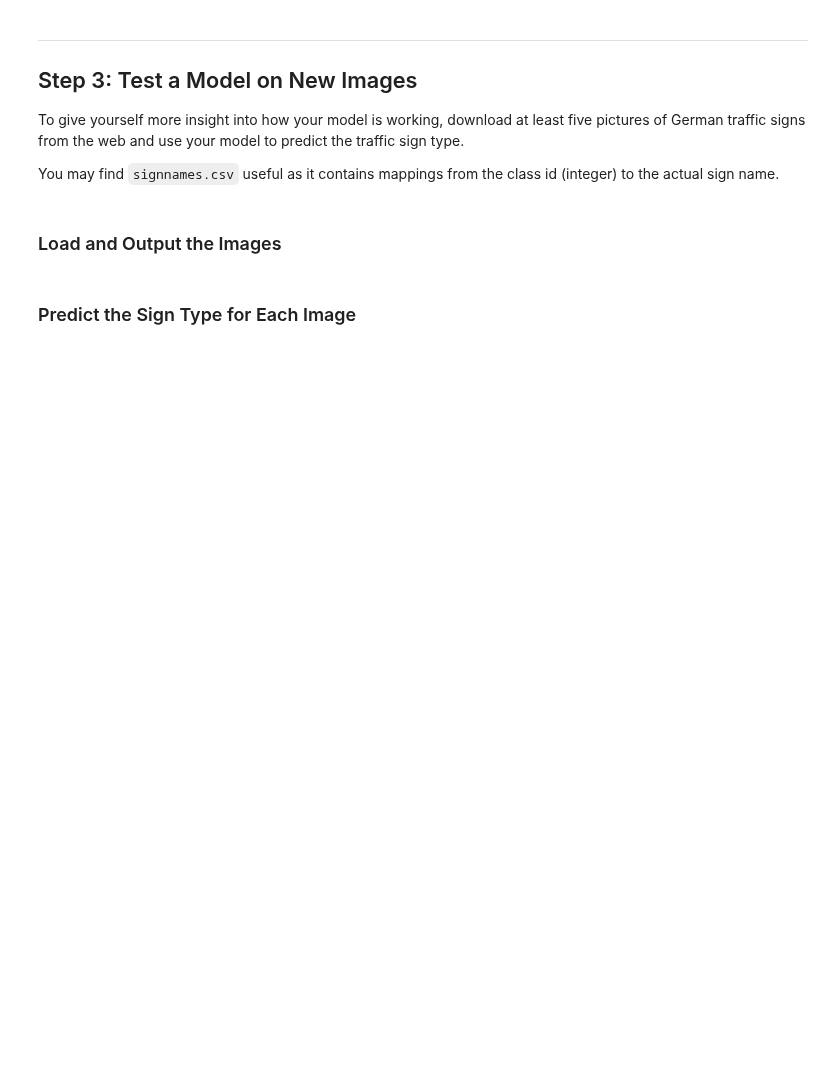
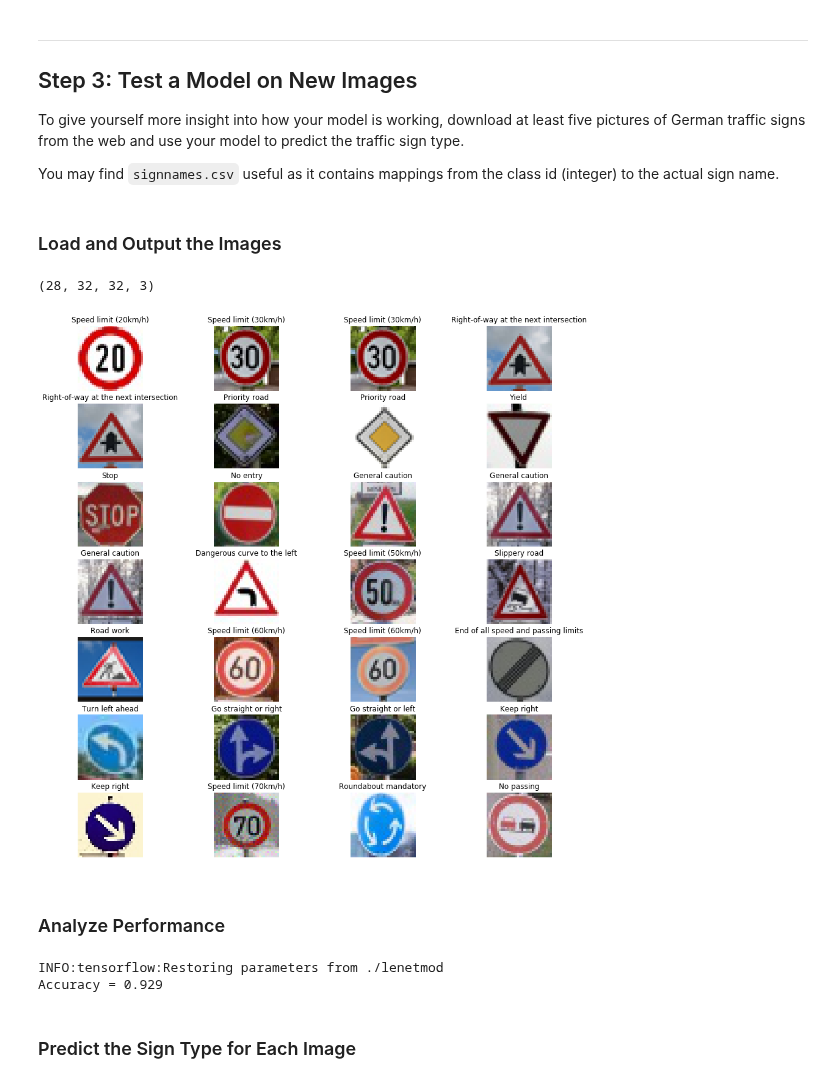
Before and after one commit to messam2/CarND-Traffic-Sign-Classifier-Project, a Jupyter notebook: Traffic_Sign_Classifier.ipynb, the cells around one changed output. Cells and saved outputs as stored; diff of their text form; code cells hidden in the pictures; blank space fills up the shorter version.

Commit message:
Adding modified LeNet and testing on new images part

```diff
--- a/Traffic_Sign_Classifier.ipynb
+++ b/Traffic_Sign_Classifier.ipynb
@@ -25,9 +25,9 @@ import pickle
 
 # TODO: Fill this in based on where you saved the training and testing data
 
-training_file = "C:/traffic_signs_data/train.p"
-validation_file= "C:/traffic_signs_data/valid.p"
-testing_file = "C:/traffic_signs_data/test.p"
+training_file = "traffic_signs_data/train.p"
+validation_file= "traffic_signs_data/valid.p"
+testing_file = "traffic_signs_data/test.p"
 
 with open(training_file, mode='rb') as f:
     train = pickle.load(f)
@@ -249,7 +304,7 @@ def LeNet(x):
 EPOCHS = 30
 BATCH_SIZE = 128
 learning_rate = 0.001
-drop_out = 0.5
+drop_out = 1.0
 # %% [markdown]
 ### Train, Validate and Test the Model
 # %% [markdown]
@@ -262,7 +317,8 @@ y = tf.placeholder(tf.int32, (None))
 one_hot_y = tf.one_hot(y, n_classes)
 keep_prob = tf.placeholder(tf.float32)
 
-logits = LeNet(x)
+# logits = LeNet(x)
+logits = LeNetMod(x)
 
 cross_entropy = tf.nn.softmax_cross_entropy_with_logits(labels=one_hot_y, logits=logits)
 loss_operation = tf.reduce_mean(cross_entropy)
@@ -309,5 +365,7 @@ with tf.Session() as sess:
         print("Training Accuracy = {:.3f}".format(training_accuracy))
         print()
 
-    saver.save(sess, './lenet')
+#     saver.save(sess, './lenet')
+    saver.save(sess, './lenetmod')
+
     print("Model saved")
@@ -343,3 +403,59 @@ You may find `signnames.csv` useful as it contains mappings from the class id (i
+# %%
+### Load the images and plot them here.
+### Feel free to use as many code cells as needed.
+import cv2
+import matplotlib.pyplot as plt
+import numpy as np
+import os
+import copy
+%matplotlib inline
+
+fig, axs = plt.subplots(7,4, figsize=(16, 16))
+fig.subplots_adjust(hspace = 0.2, wspace=.001)
+axs = axs.ravel()
+
+new_images = []
+new_images_labels = []
+directory = "new_traffic_signs/"
+for i, img in enumerate(os.listdir(directory)):
+    image = cv2.cvtColor(cv2.imread(directory + img), cv2.COLOR_BGR2RGB)
+    new_images.append(image)
+    str1 = int(img.split('-')[0])
+    new_images_labels.append(str1)
+    axs[i].axis('off')
+    axs[i].imshow(image)
+    axs[i].set_title(label_dict[new_images_labels[i]])
+
+new_images1 = copy.copy(new_images)
+new_images = np.asarray(new_images)
+new_images_labels = np.asarray(new_images_labels)
+
+new_images_normalized = (new_images - new_images.mean()) / new_images.mean()
+print(new_images_normalized.shape)
+# %% [output]
+(28, 32, 32, 3)
+[figure, added]
+# %% [markdown]
+### Analyze Performance
+# %%
+### Calculate the accuracy for these 5 new images.
+### For example, if the model predicted 1 out of 5 signs correctly, it's 20% accurate on these new images.
+
+softmax = tf.nn.softmax(logits)
+top_k = tf.nn.top_k(softmax, k=5)
+
+with tf.Session() as sess:
+    sess.run(tf.global_variables_initializer())
+    saver1 = tf.train.import_meta_graph('./lenetmod.meta')
+    saver1.restore(sess, "./lenetmod")
+    test_accuracy = evaluate(new_images_normalized, new_images_labels)
+    softmax_out = sess.run(softmax, feed_dict={x: new_images_normalized, keep_prob: 1.0})
+    top_k_out = sess.run(top_k, feed_dict={x: new_images_normalized, keep_prob: 1.0})
+
+print("Accuracy = {:.3f}".format(test_accuracy))
+# %% [output]
+INFO:tensorflow:Restoring parameters from ./lenetmod
+Accuracy = 0.929
 # %% [markdown]
 ### Predict the Sign Type for Each Image
 # %%
```
Also changed, not shown: parts of 15 cells of this notebook.
